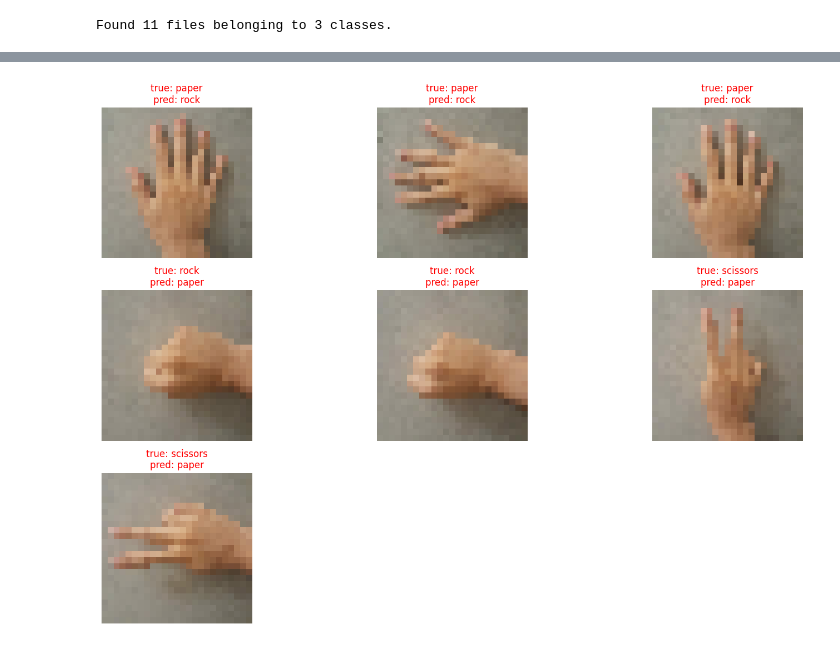
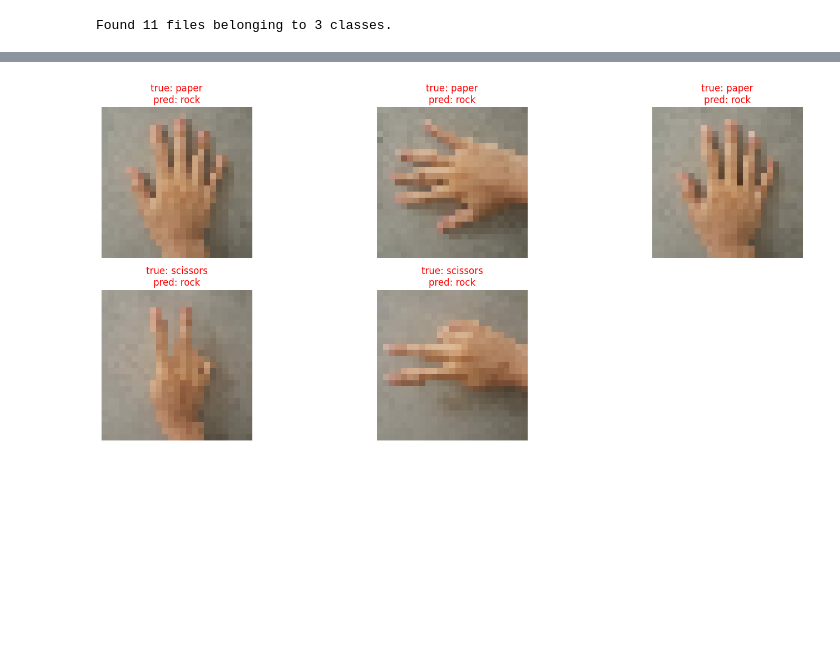
Before and after one commit to ffaundezcab/rps_deep, a Jupyter notebook: notebooks/model.ipynb, the cells around one changed output, grey strips where cells are left out. Drawn from its saved outputs; the diff is of its cells as text; code cells hidden in the pictures; blank space fills up the shorter version.

```diff
--- a/notebooks/model.ipynb
+++ b/notebooks/model.ipynb
@@ -757,0 +764,14 @@ model.evaluate(cv_test_set)
+# %%
+logs_path = "C:/Users/faarc/OneDrive/Escritorio/projects/paper_rock_scissors_pr/rock_paper_scissors/rps_deep/notebooks/logs"
+# %%
+path_best_first_arch = "/first_architecture/1_run_2025_07_19-15_54_58"
+params_first_arch = load_params(logs_path+path_best_first_arch+"/best_params_first_model.pkl")
+model_first_arch = tf.keras.models.load_model(logs_path+path_best_first_arch+"/first_model.keras")
+
+path_best_second_arch = "/second_architecture/2_run_2025_08_13-20_54_50"
+params_second_arch = load_params(logs_path+path_best_second_arch+"/best_params_second_model.pkl")
+model_second_arch = tf.keras.models.load_model(logs_path+path_best_second_arch+"/second_model.keras")
+
+path_best_third_arch = "/third_architecture/3_run_2025_08_14-13_56_08"
+params_third_arch = load_params(logs_path+path_best_third_arch+"/best_params_third_model.pkl")
+model_third_arch = tf.keras.models.load_model(logs_path+path_best_third_arch+"/third_model.keras")
@@ -823,4 +902,4 @@ array([[0.45685405, 0.5184289 , 0.02471705],
 # %%
-show_misclassified_images(model, full_dataset, class_names)
+show_misclassified_images(model_third_arch, full_dataset, class_names)
 # %% [output]
-[figure, old version]
+[figure, new version]
```
Also changed, not shown: parts of 32 cells of this notebook.
